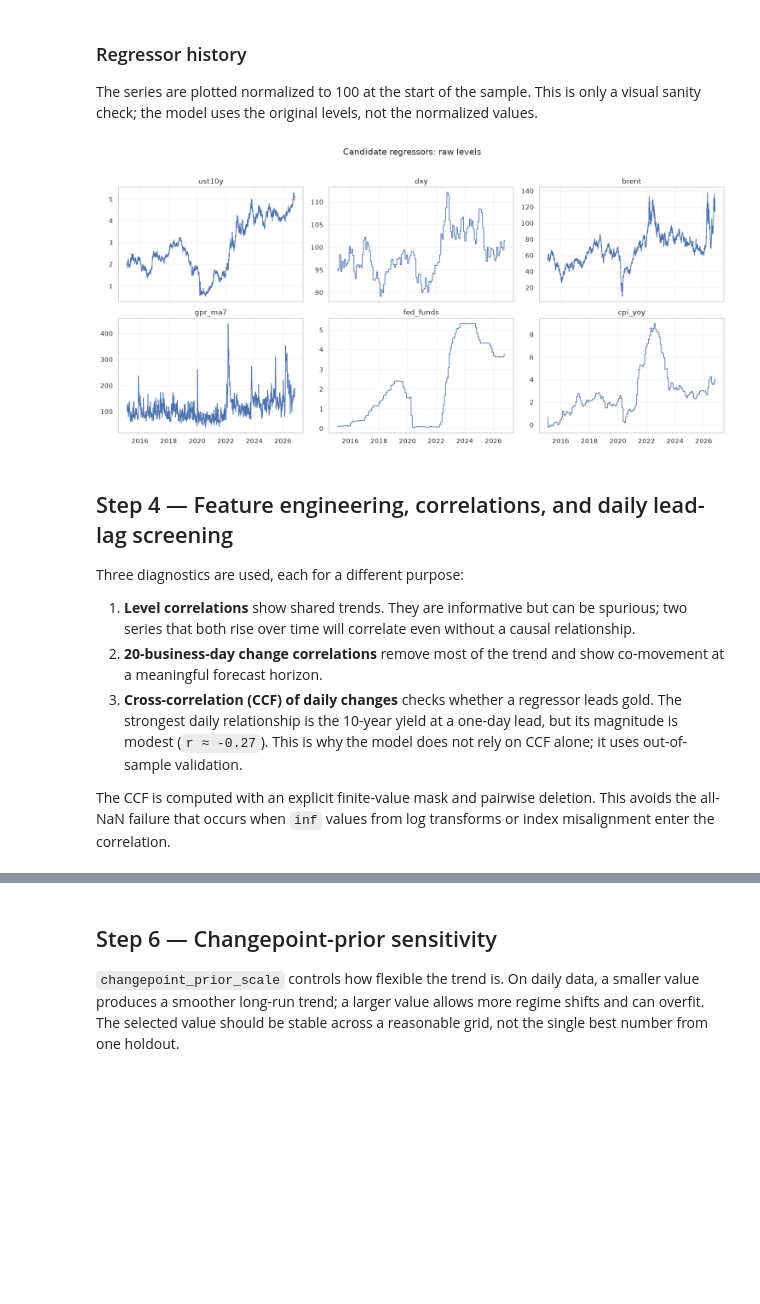
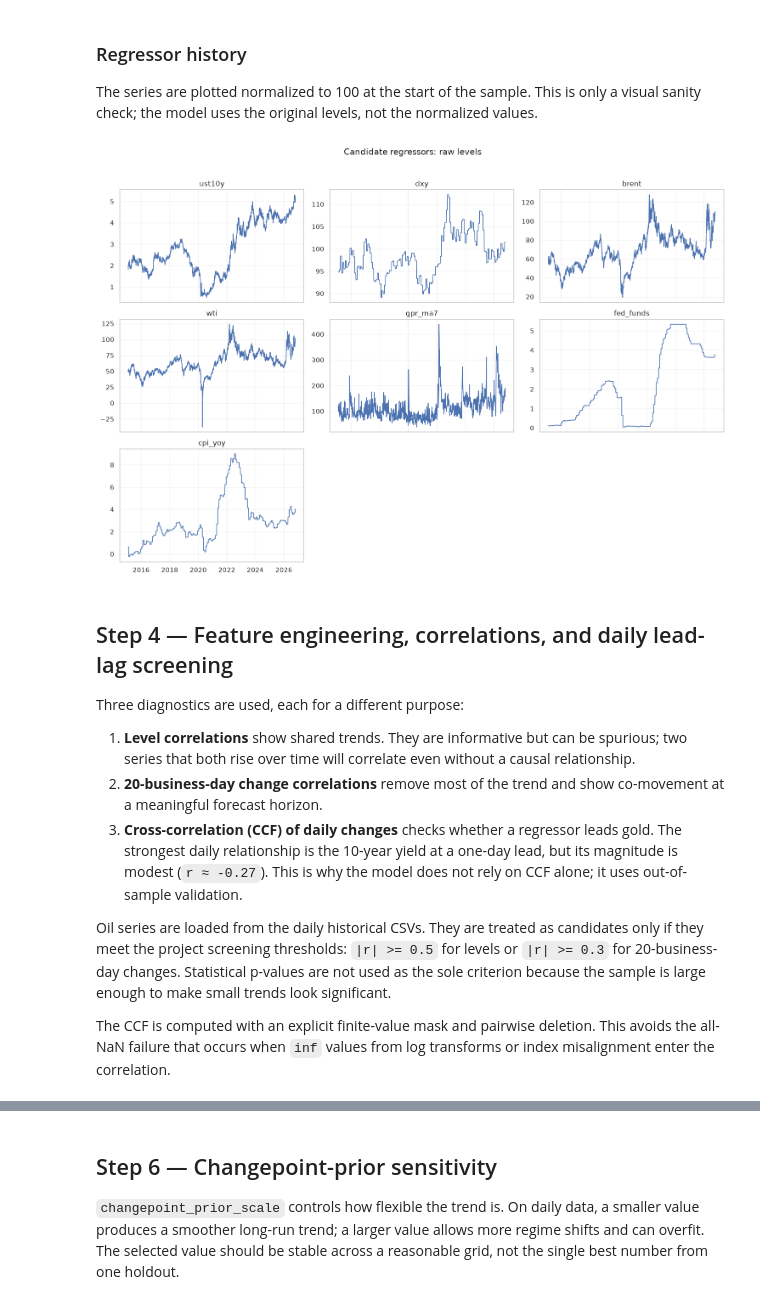
Before and after one commit to kosalaMaduwantha/exps, a Jupyter notebook: gold_prediction/model_building/gold_daily_prophet.ipynb, the cells around one changed output, grey strips where cells are left out. Cells and saved outputs as stored; diff of their text form; code cells hidden in the pictures; blank space fills up the shorter version.

```diff
--- a/gold_prediction/model_building/gold_daily_prophet.ipynb
+++ b/gold_prediction/model_building/gold_daily_prophet.ipynb
@@ -365,8 +390,8 @@ ust10y = load_csv_series(
     "United States 10-Year Bond Yield Historical Data-use.csv", "Date", "Price", date_fmt="%m/%d/%Y"
 )
 ust10y = ust10y[ust10y.index.day_of_week < 5]
-brent = load_csv_series("DCOILBRENTEU.csv", "observation_date", "DCOILBRENTEU", na_values=".")
-wti = load_csv_series("DCOILWTICO.csv", "observation_date", "DCOILWTICO", na_values=".")
+brent = load_csv_series("brent_historical.csv", "Date", "Close", date_fmt="%A, %B %d, %Y")
+wti = load_csv_series("wti_historical.csv", "Date", "Close", date_fmt="%A, %B %d, %Y")
 dxy = load_csv_series("US Dollar Index Historical Data.csv", "Date", "Price", date_fmt="%m/%d/%Y")
 fed = load_csv_series("FEDFUNDS.csv", "observation_date", "FEDFUNDS")
 cpi = load_cpi()
@@ -390,12 +415,11 @@ for name, series in [
     ("GPR daily", gpr["gpr"]),
     ("S&P 500", sp500),
     ("US 10Y yield", ust10y),
-    ("Brent (FRED)", brent),
-    ("WTI (FRED)", wti),
+    ("Brent (daily historical)", brent),
+    ("WTI (daily historical)", wti),
     ("US Dollar Index (monthly)", dxy_m),
     ("Fed funds (monthly)", fed_m),
     ("CPI YoY (monthly)", cpi_m),
-    ("WGC monthly", wgc),
 ]:
     coverage.append({
         "series": name,
@@ -410,7 +434,8 @@ display(coverage_df)
 latest_rows = []
 for name, series in [
     ("US 10Y yield", ust10y),
-    ("Brent (FRED)", brent),
+    ("Brent (daily historical)", brent),
+    ("WTI (daily historical)", wti),
     ("US Dollar Index (monthly)", dxy_m),
     ("Fed funds (monthly)", fed_m),
     ("CPI YoY (monthly)", cpi_m),
@@ -507,19 +555,21 @@ Range: 2015-02-05 -> 2026-10-26
 
 The series are plotted normalized to 100 at the start of the sample. This is only a visual sanity check; the model uses the original levels, not the normalized values.
 # %%
-plot_cols = ["ust10y", "dxy", "brent", "gpr_ma7", "fed_funds", "cpi_yoy"]
+plot_cols = ["ust10y", "dxy", "brent", "wti", "gpr_ma7", "fed_funds", "cpi_yoy"]
 
-fig, axes = plt.subplots(2, 3, figsize=(15, 7), sharex=True)
+fig, axes = plt.subplots(3, 3, figsize=(15, 10), sharex=True)
 for ax, column in zip(axes.ravel(), plot_cols):
     ax.plot(panel.index, panel[column], lw=1.2, color="#4c72b0")
     ax.set_title(column)
     ax.grid(alpha=0.25)
+for ax in axes.ravel()[len(plot_cols):]:
+    ax.axis("off")
 fig.suptitle("Candidate regressors: raw levels", y=1.02)
 fig.tight_layout()
 fig.savefig(OUT / "regressors_history_daily.png", dpi=150, bbox_inches="tight")
 plt.show()
 # %% [output]
-[figure, old version]
+[figure, new version]
 # %% [markdown]
 ## Step 4 — Feature engineering, correlations, and daily lead-lag screening
 
@@ -529,6 +579,8 @@ Three diagnostics are used, each for a different purpose:
 2. **20-business-day change correlations** remove most of the trend and show co-movement at a meaningful forecast horizon.
 3. **Cross-correlation (CCF) of daily changes** checks whether a regressor leads gold. The strongest daily relationship is the 10-year yield at a one-day lead, but its magnitude is modest (`r ≈ -0.27`). This is why the model does not rely on CCF alone; it uses out-of-sample validation.
 
+Oil series are loaded from the daily historical CSVs. They are treated as candidates only if they meet the project screening thresholds: `|r| >= 0.5` for levels or `|r| >= 0.3` for 20-business-day changes. Statistical p-values are not used as the sole criterion because the sample is large enough to make small trends look significant.
+
 The CCF is computed with an explicit finite-value mask and pairwise deletion. This avoids the all-NaN failure that occurs when `inf` values from log transforms or index misalignment enter the correlation.
 # %%
 def add_features(panel):
```
Also changed, not shown: parts of 18 cells of this notebook, 32 other files.
